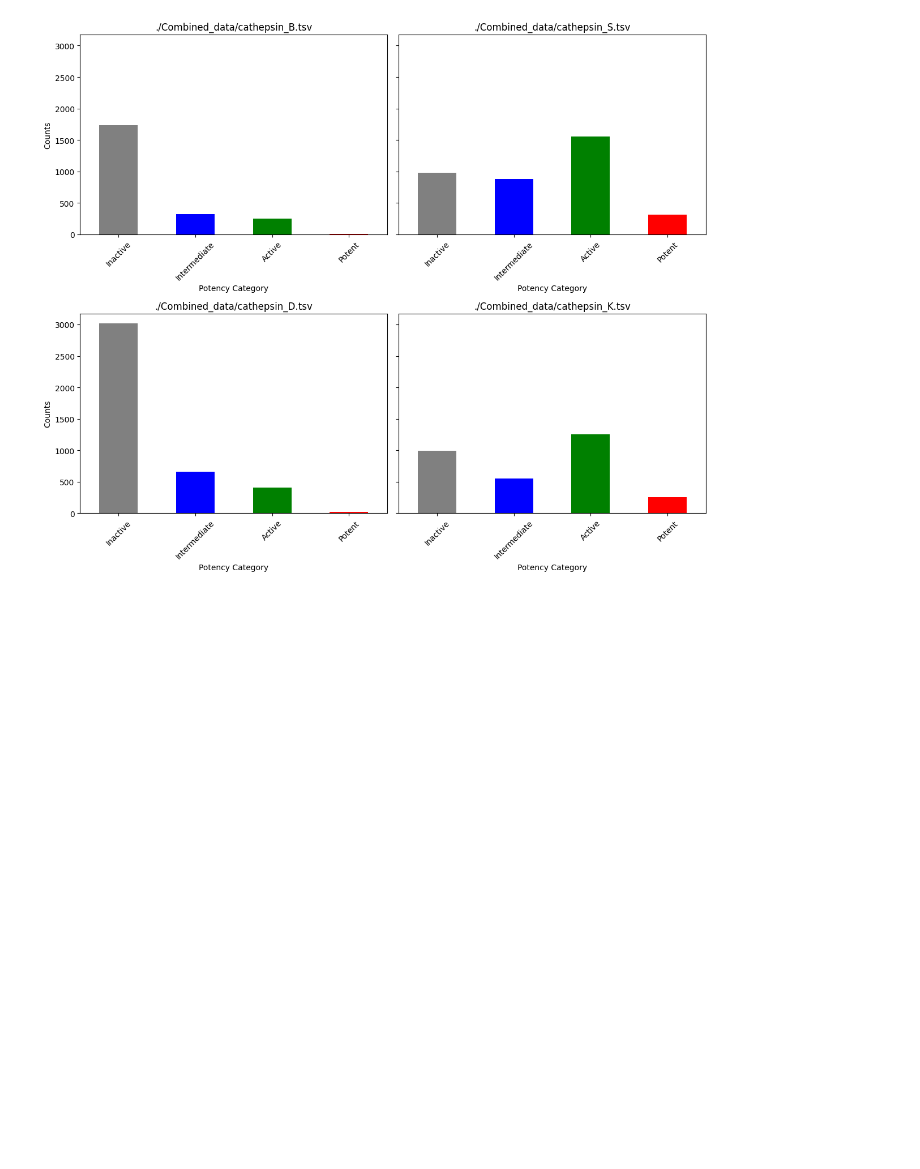
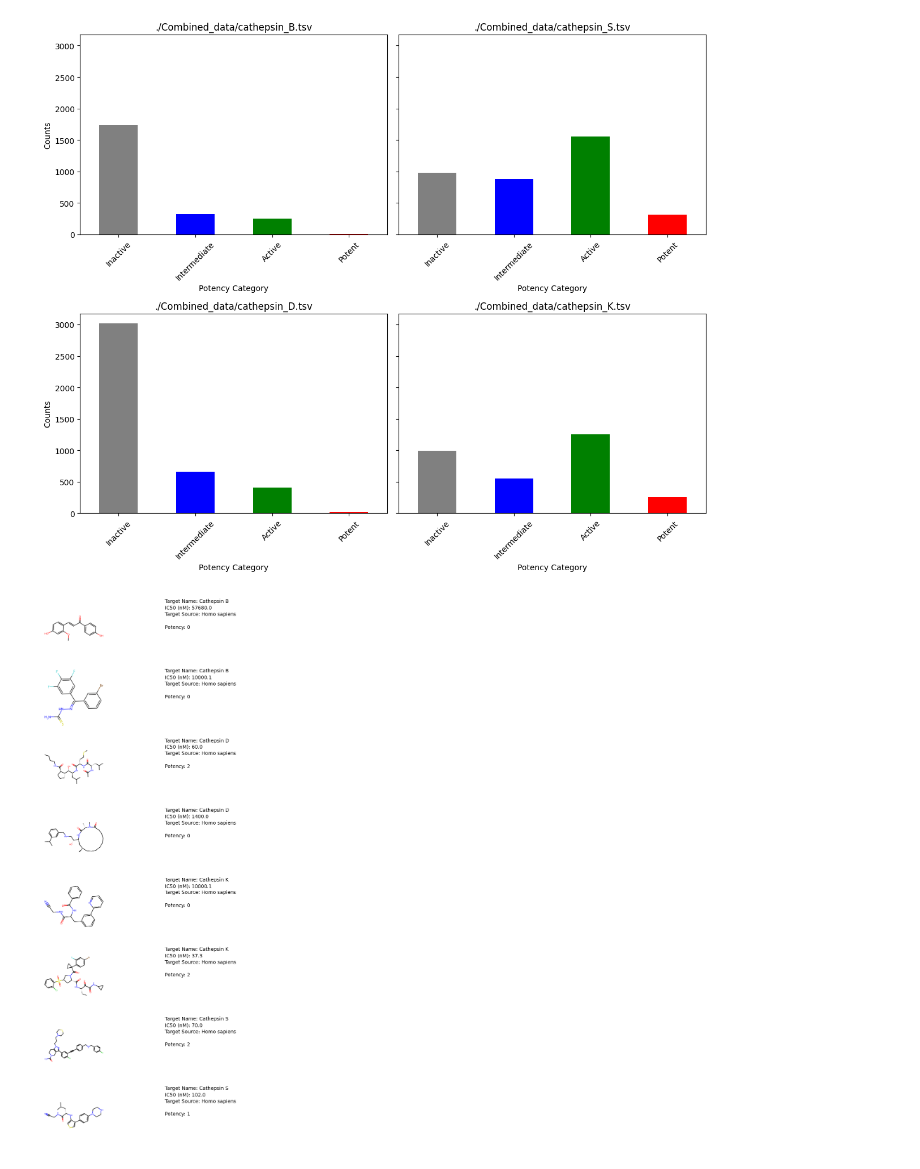
Before and after one commit to June-24/Anti-Cathepsin-Prediction, a Jupyter notebook: 2. Data Processing/processing_analysis.ipynb, the cells around one changed output. Cells and saved outputs as stored; diff of their text form; code cells hidden in the pictures; blank space fills up the shorter version.

```diff
--- a/2. Data Processing/processing_analysis.ipynb
+++ b/2. Data Processing/processing_analysis.ipynb
@@ -45,3 +45,69 @@ plt.tight_layout()
 plt.show()
 # %% [output]
 [figure]
+# %%
+import os
+import pandas as pd
+import random
+import matplotlib.pyplot as plt
+from rdkit import Chem
+from rdkit.Chem import Draw
+
+# Directory containing the TSV files
+combined_data_dir = './Combined_data'  # replace with your directory path
+
+# Function to read all TSV files from the directory and randomly select 5 rows from each
+def process_files(directory):
+    data = []
+    files = [f for f in os.listdir(directory) if f.endswith('.tsv')]
+
+    for file in files:
+        file_path = os.path.join(directory, file)
+        df = pd.read_csv(file_path, sep='\t')
+        selected_rows = df.sample(n=2, random_state=42)
+        data.append(selected_rows)
+
+    return pd.concat(data, ignore_index=True)
+
+# Function to create molecular images from SMILES
+def create_molecular_image(smiles_list):
+    mol_images = []
+    for smiles in smiles_list:
+        mol = Chem.MolFromSmiles(smiles)
+        img = Draw.MolToImage(mol, size=(300, 300))
+        mol_images.append(img)
+    return mol_images
+
+# Function to display table and molecular images
+def display_data_with_images(data):
+    # Extracting relevant columns
+    data_to_display = data[['Target Name', 'IC50 (nM)', 'Target Source Organism According to Curator or DataSource', 'Ligand SMILES', 'Potency']]
+
+    # Create molecular images
+    mol_images = create_molecular_image(data['Ligand SMILES'])
+
+    # Create a plot to display images and data
+    fig, axs = plt.subplots(len(data), 2, figsize=(12, len(data) * 2))
+
+    for i, (row, img) in enumerate(zip(data_to_display.itertuples(), mol_images)):
+        # Plot the image on the left
+        axs[i, 0].imshow(img)
+        axs[i, 0].axis('off')
+
+        # Plot the data on the right
+        axs[i, 1].axis('off')
+        axs[i, 1].text(0.1, 0.9, f'Target Name: {row[1]}', fontsize=10, ha='left')
+        axs[i, 1].text(0.1, 0.8, f'IC50 (nM): {row[2]}', fontsize=10, ha='left')
+        axs[i, 1].text(0.1, 0.7, f'Target Source: {row[3]}', fontsize=10, ha='left')
+        # axs[i, 1].text(0.1, 0.6, f'Ligand SMILES: {row[4]}', fontsize=10, ha='left')
+        axs[i, 1].text(0.1, 0.5, f'Potency: {row[5]}', fontsize=10, ha='left')
+
+    plt.tight_layout()
+    plt.show()
+
+# Main function to run the script
+
+data = process_files(combined_data_dir)
+display_data_with_images(data)
+# %% [output]
+[figure, added]
```
Also changed, not shown: 2 other files.
